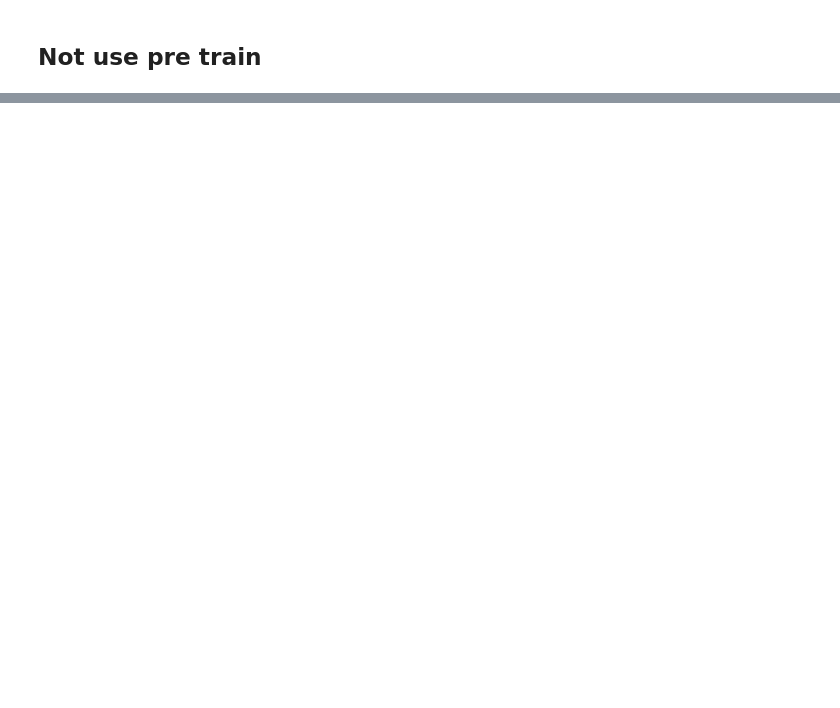
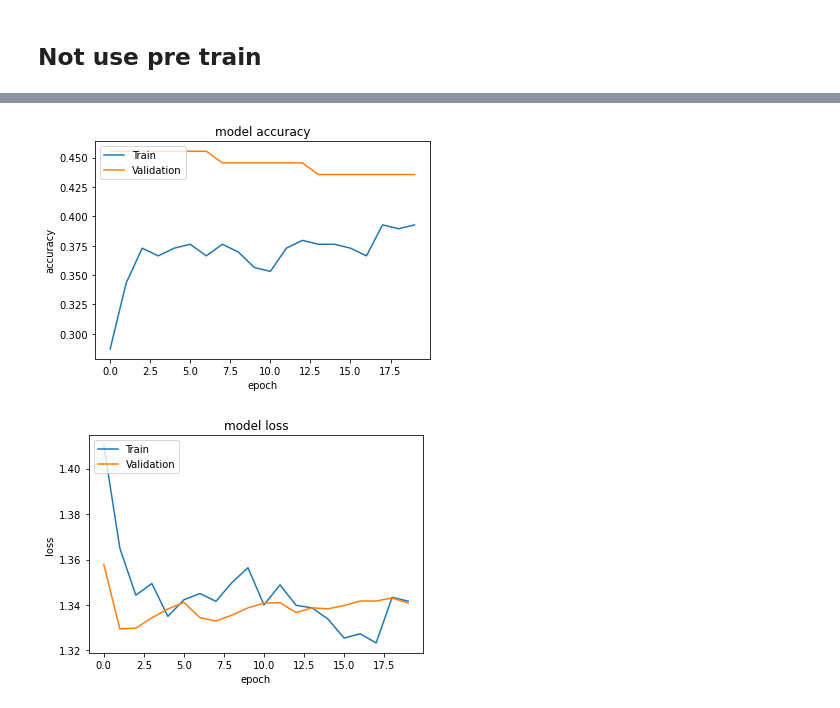
Before and after one commit to Kla10011/FRA501-NLP, a Jupyter notebook: HW2/HW2.2-WordRepresentation.ipynb, the cells around one changed output, grey strips where cells are left out. Cells and saved outputs as stored; diff of their text form; code cells hidden in the pictures; blank space fills up the shorter version.

```diff
--- a/HW2/HW2.2-WordRepresentation.ipynb
+++ b/HW2/HW2.2-WordRepresentation.ipynb
@@ -423,0 +581,3 @@ print(depth)
+# %%
+word_to_idx,Embedding=final_embeddings.shape
+print(word_to_idx,Embedding)
@@ -423,0 +586,24 @@ print(depth)
+# %%
+from tensorflow.keras.layers import Embedding, Reshape, Activation, Input, Dense, Masking, Conv1D, Bidirectional
+
+word_to_idx = dictionary
+num_tokens = len(word_to_idx) + 2
+embedding_dim = 32
+hits = 0
+misses = 0
+
+# Prepare embedding matrix
+embedding_matrix = np.zeros((num_tokens, embedding_dim))
+print(embedding_matrix.shape)
+for word, i in word_to_idx.items():
+    # embedding_vector = embeddings.get(word)
+    embedding_vector = final_embeddings[i]
+    if embedding_vector is not None:
+        # Words not found in embedding index will be all-zeros.
+        # This includes the representation for "padding" and "OOV"
+        embedding_matrix[i] = embedding_vector
+        hits += 1
+    else:
+        misses += 1
+print("Converted %d words (%d misses)" % (hits, misses))
+#hello klaza i hijack your computer pay me 1000$ and i will give back your access
@@ -423,0 +626,16 @@ print(depth)
+# %%
+from tensorflow import keras
+
+cls_model2 = Sequential()
+cls_model2.add(Embedding(len(dictionary)+2, 32, embeddings_initializer=keras.initializers.Constant(embedding_matrix),trainable=False))
+# cls_model.add(Embedding(len(dictionary)+1, 32, input_length=max_length,mask_zero=True))
+cls_model2.add(GRU(32))
+cls_model2.add(Dropout(0.5))
+cls_model2.add(Dense(4, activation='softmax'))
+opt=Adam(lr=0.01)
+cls_model2.compile(loss='categorical_crossentropy', optimizer=opt, metrics=['accuracy'])
+cls_model2.summary()
+print('Train...')
+history2 = cls_model2.fit(train_input, train_target,
+          epochs=20,
+          validation_data=[val_input, val_target])
@@ -423,0 +661,5 @@ print(depth)
+# %%
+plot_history(history2)
+# %% [output]
+[figure, added]
+[figure, added]
```
Also changed, not shown: parts of 44 cells of this notebook, 3 other files.
